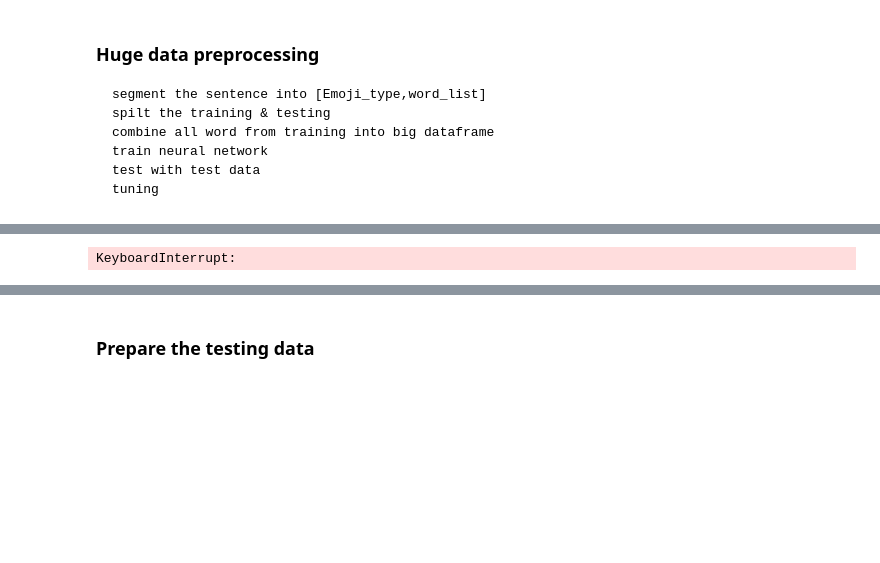
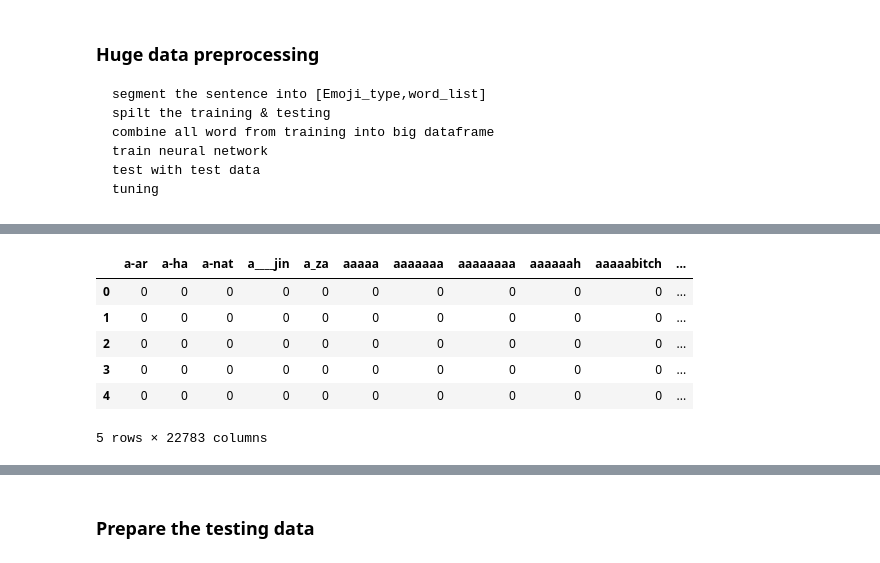
Before and after one commit to Yu-TheTurtle/Applying-TensorFlow-to-predict-emojis-in-Tweets, a Jupyter notebook: Code/Twitter.ipynb, the cells around one changed output, grey strips where cells are left out. Saved outputs shown, nothing was run; the diff lists cells and outputs as text; code cells hidden in the pictures; blank space fills up the shorter version.

```diff
--- a/Code/Twitter.ipynb
+++ b/Code/Twitter.ipynb
@@ -485,6 +405,8 @@ with open('Crying_62d.json') as f:
             pro_text.append('Label_Crying') #有改過，所以下面用single的可能會變
             crying_list.append(pro_text)
 
+crying_list_copy = crying_list
+
 heart_list = []
 
 with open('heart_eye_60d.json') as f:
@@ -495,6 +417,8 @@ with open('heart_eye_60d.json') as f:
             pro_text.append('Label_Heart')
             heart_list.append(pro_text)
 
+heart_list_copy = heart_list
+
 tear_joys_list = []
 
 with open('Tear_Joys_602.json') as f:
@@ -504,6 +428,7 @@ with open('Tear_Joys_602.json') as f:
             pro_text = text_process_simple(tweet['text'])
             pro_text.append('Label_Tear_Joys')
             tear_joys_list.append(pro_text)
+tear_joys_list_copy = tear_joys_list
 
 total_length = len(crying_list) + len(tear_joys_list) + len(heart_list)
 # %%
@@ -553,47 +479,17 @@ array(['a-are', 'a-ha', 'a-nation', ..., 'Label_Crying',
 
 df = pd.DataFrame(data= np.zeros((total_length,len(word_columns)), dtype=np.int8),
              index = range(total_length),columns = word_columns)
-# %%
-crying_list = []
-
-with open('Crying_62d.json') as f:
-    for line in f:
-        tweet = json.loads(line)
-        if len(tweet) > 20:
-            pro_text = text_process_simple(tweet['text'])
-            pro_text.append('Label_Crying') #有改過，所以下面用single的可能會變
-            crying_list.append(pro_text)
-
-for i in range(len(crying_list)):
-    for j in crying_list[i]:
-        df.loc[i,j] += 1
-# %% [output]
-KeyboardInterrupt:
-# %%
-heart_list = []
-
-with open('heart_eye_60d.json') as f:
-    for line in f:
-        tweet = json.loads(line)
-        if len(tweet) > 20:
-            pro_text = text_process_simple(tweet['text'])
-            pro_text.append('Label_Heart')
-            heart_list.append(pro_text)
-
-for i in range(len(tear_joys_list)):
-    for j in tear_joys_list[i]:
-        df.loc[len(crying_list)+i,j] += 1
-# %%
-tear_joys_list = []
-
-with open('Tear_Joys_602.json') as f:
-    for line in f:
-        tweet = json.loads(line)
-        if len(tweet) > 20:
-            pro_text = text_process_simple(tweet['text'])
-            pro_text.append('Label_Tear_Joys')
-            tear_joys_list.append(pro_text)
-
-for i in range(len(heart_list)):
-    for j in heart_list[i]:
-        df.loc[len(crying_list) + len(tear_joys_list) + i,j] += 1
+# %%
+for i in range(len(crying_list_copy)):
+    for j in crying_list_copy[i]:
+        df.loc[i,j] += 1
+# %%
+df.head()
+# %% [output]
+|  | a-ar | a-ha | a-nat | a____jin | a_za | aaaaa | aaaaaaa | aaaaaaaa | aaaaaah | aaaaabitch | ... |
+| 0 | 0 | 0 | 0 | 0 | 0 | 0 | 0 | 0 | 0 | 0 | ... |
+| 1 | 0 | 0 | 0 | 0 | 0 | 0 | 0 | 0 | 0 | 0 | ... |
+| 2 | 0 | 0 | 0 | 0 | 0 | 0 | 0 | 0 | 0 | 0 | ... |
+| 3 | 0 | 0 | 0 | 0 | 0 | 0 | 0 | 0 | 0 | 0 | ... |
+| 4 | 0 | 0 | 0 | 0 | 0 | 0 | 0 | 0 | 0 | 0 | ... |
+5 rows × 22783 columns
```
Also changed, not shown: parts of 73 cells of this notebook.
